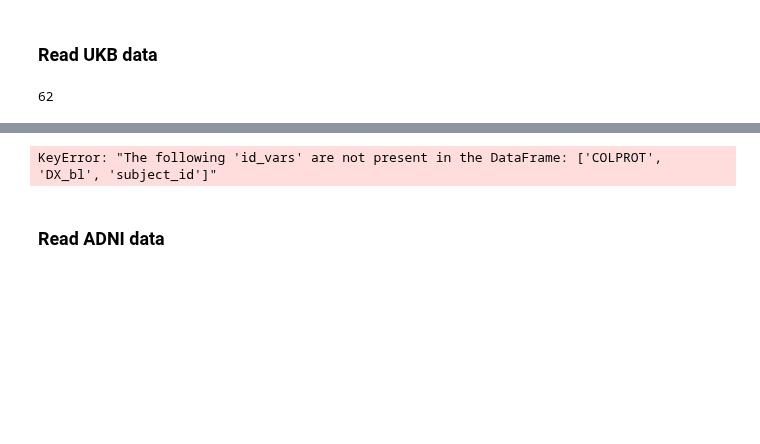
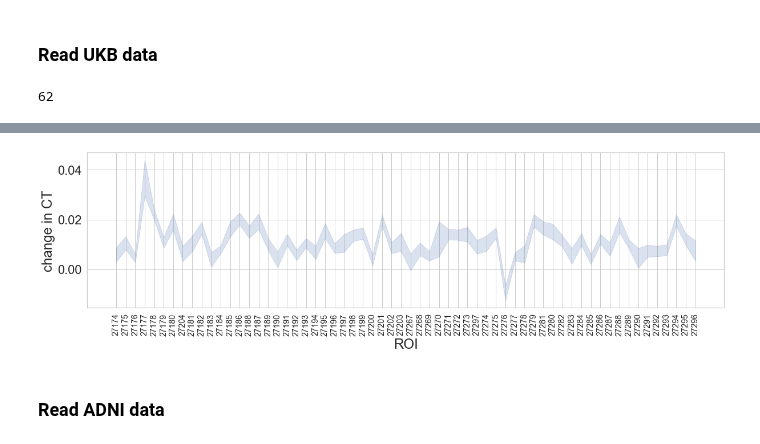
Before and after one commit to nikhil153/brain-diff, a Jupyter notebook: notebooks/9_freesurfer_stats.ipynb, the cells around one changed output, grey strips where cells are left out. Saved outputs shown, nothing was run; the diff lists cells and outputs as text; code cells hidden in the pictures; blank space fills up the shorter version.

```diff
--- a/notebooks/9_freesurfer_stats.ipynb
+++ b/notebooks/9_freesurfer_stats.ipynb
@@ -77,26 +84,26 @@ Shape of CT_DKT_df: (4696, 62)
 # %%
 CT_diff_df_melt = CT_diff_df.melt(
     id_vars=["subject_id"],
     var_name="ROI",
     value_name="change in CT",
 )
 CT_diff_df_melt.head()
 
 plot_df = CT_diff_df_melt.copy()
 plot_df = plot_df.rename(columns={"COLPROT":"cohort"})
 plot_df["ROI"] = plot_df["ROI"].astype(str)
 
 sns.set(font_scale=2)
 with sns.axes_style("whitegrid"):
     fig,ax=plt.subplots(figsize=(20,5))
-    # g = sns.catplot(x="ROI",y="CT",kind="point",hue="DX_bl",hue_order=hue_order, linestyle="",palette=pal, aspect=4,data=plot_df)
+    # g = sns.catplot(x="ROI",y="change in CT",kind="point",aspect=4,data=plot_df)
     g = sns.lineplot(x="ROI",y="change in CT", #order=DKT_fields_sorted: Not easy to change order
     linestyle="",data=plot_df,ax=ax)
 
     g.tick_params(axis='x', rotation=90, labelsize=14)
-    plt.legend(loc='center left', bbox_to_anchor=(0.1, 1.1), ncol=5)
+    # plt.legend(loc='center left', bbox_to_anchor=(0.1, 1.1), ncol=5)
 # %% [output]
-KeyError: "The following 'id_vars' are not present in the DataFrame: ['COLPROT', 'DX_bl', 'subject_id']"
+[figure, added]
 # %% [markdown]
 ### Read ADNI data
 # %%
```
Also changed, not shown: parts of 2 cells of this notebook, 2 other files.
